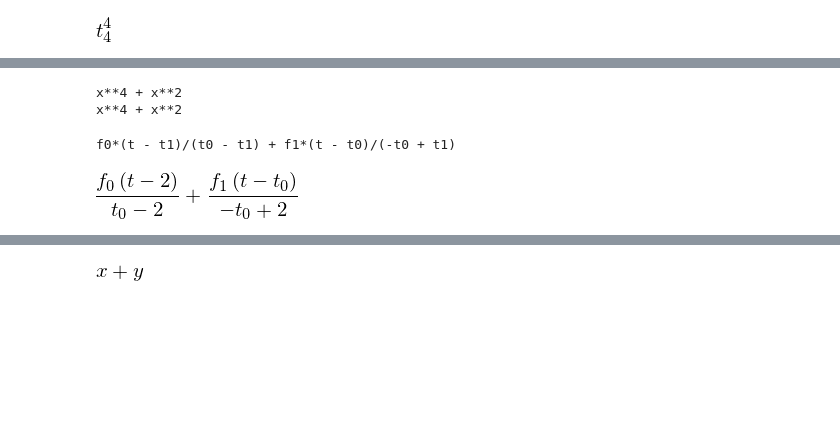
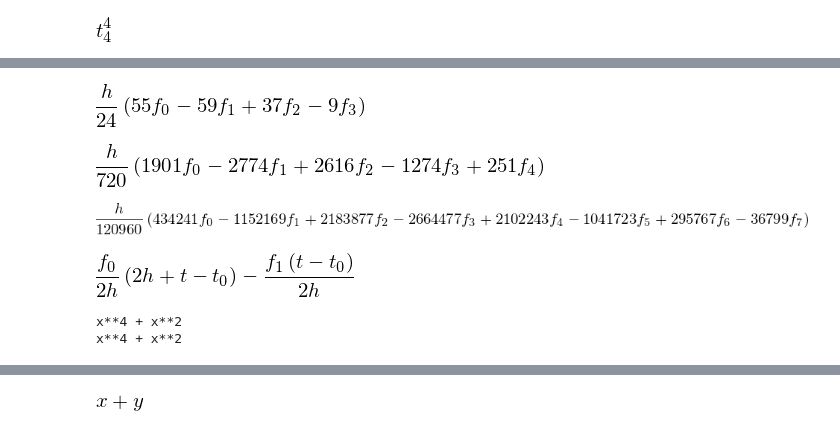
Before and after one commit to ArturoVelasquez/MC, a Jupyter notebook: HW6/Tarea_6.ipynb, the cells around one changed output, grey strips where cells are left out. Saved outputs shown, nothing was run; the diff lists cells and outputs as text; code cells hidden in the pictures; blank space fills up the shorter version.

```diff
--- a/HW6/Tarea_6.ipynb
+++ b/HW6/Tarea_6.ipynb
@@ -108,2 +142,22 @@ adams(3)
 [figure]
+# %%
+adams(4)
+# %% [output]
+[figure, added]
+# %%
+adams(5)
+# %% [output]
+[figure, added]
+# %%
+adams(8)
+# %% [output]
+[figure, added]
+# %%
+# Aproximacion a la funcion xreplace de sympy
+adam=lagrange(2)
+H=[t,t1]
+r=[t0-2*h]
+adam.xreplace({H[1]:r[0]})
+# %% [output]
+[figure, added]
 # %%
@@ -123,8 +180,3 @@ print t
 # %% [output]
 x**4 + x**2
 x**4 + x**2
-# %%
-prueba2(2)
-# %% [output]
-f0*(t - t1)/(t0 - t1) + f1*(t - t0)/(-t0 + t1)
-[figure, removed]
```
Also changed, not shown: parts of 25 cells of this notebook.
